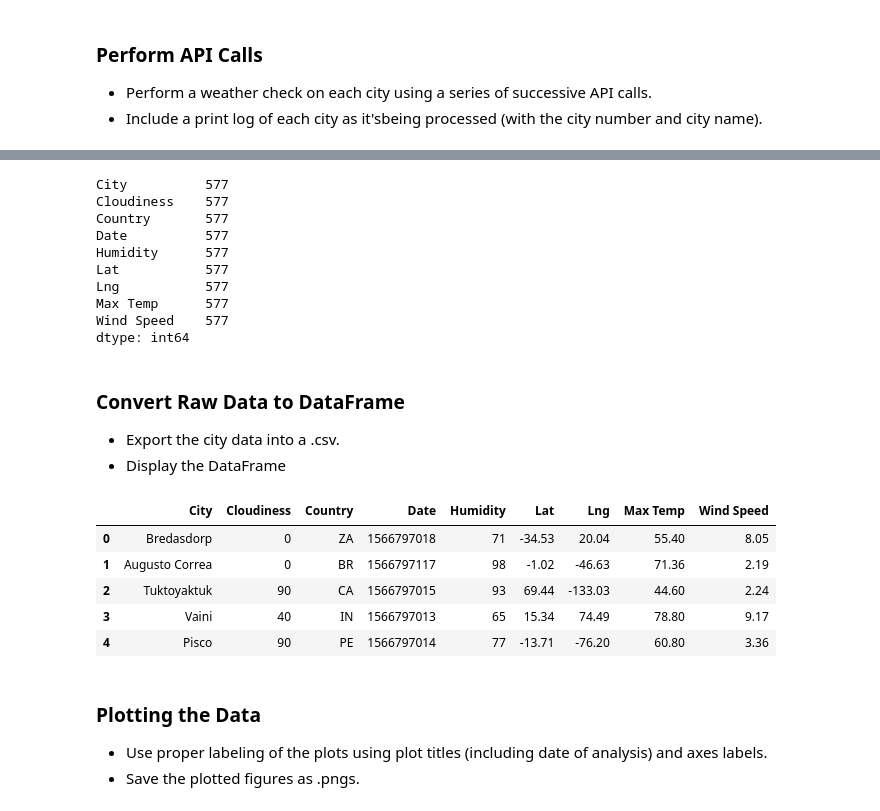
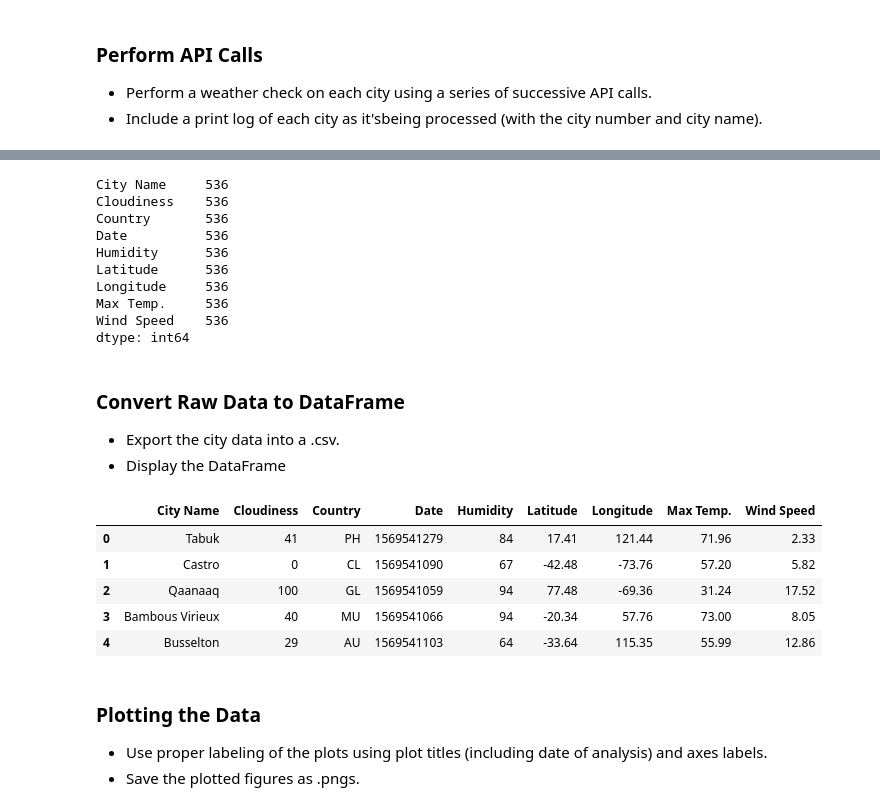
Before and after one commit to sincekara/06-Python-APIs-Analysis, a Jupyter notebook: Instructions/starter_code/WeatherPy_NEW.ipynb, the cells around one changed output, grey strips where cells are left out. Drawn from its saved outputs; the diff is of its cells as text; code cells hidden in the pictures.

```diff
--- a/Instructions/starter_code/WeatherPy_NEW.ipynb
+++ b/Instructions/starter_code/WeatherPy_NEW.ipynb
@@ -122,32 +127,32 @@ Processing Record 577      | Gushikawa
 # %%
 #creating a dictionary a dictonary with the lists generated
 weather_conditions = {
-    "City": city_name,
+    "City Name": city_name,
     "Cloudiness":cloudiness,
     "Country":country,
     "Date":date,
     "Humidity": humidity,
-    "Lat":lat,
-    "Lng":lng,
-    "Max Temp": max_temp,
+    "Latitude":lat,
+    "Longitude":lng,
+    "Max Temp.": max_temp,
     "Wind Speed":wind_speed
 }
 
 # establishing a dataframe including the above elements
-weathers = pd.DataFrame(weather_conditions)
+weather_elements = pd.DataFrame(weather_conditions)
 
 # displaying the dataframe
-weathers.count()
+weather_elements.count()
 # %% [output]
-City          577
-Cloudiness    577
-Country       577
-Date          577
-Humidity      577
-Lat           577
-Lng           577
-Max Temp      577
-Wind Speed    577
+City Name     536
+Cloudiness    536
+Country       536
+Date          536
+Humidity      536
+Latitude      536
+Longitude     536
+Max Temp.     536
+Wind Speed    536
 dtype: int64
 # %% [markdown]
 ### Convert Raw Data to DataFrame
@@ -155,17 +160,17 @@ dtype: int64
 * Display the DataFrame
 # %%
 #saving data to a CSV file
-weathers.to_csv("output_data/cities.csv")
+weather_elements.to_csv("output_data/cities.csv")
 
 # displaying data frame
-weathers.head()
+weather_elements.head()
 # %% [output]
-|  | City | Cloudiness | Country | Date | Humidity | Lat | Lng | Max Temp | Wind Speed |
-| 0 | Bredasdorp | 0 | ZA | 1566797018 | 71 | -34.53 | 20.04 | 55.40 | 8.05 |
-| 1 | Augusto Correa | 0 | BR | 1566797117 | 98 | -1.02 | -46.63 | 71.36 | 2.19 |
-| 2 | Tuktoyaktuk | 90 | CA | 1566797015 | 93 | 69.44 | -133.03 | 44.60 | 2.24 |
-| 3 | Vaini | 40 | IN | 1566797013 | 65 | 15.34 | 74.49 | 78.80 | 9.17 |
-| 4 | Pisco | 90 | PE | 1566797014 | 77 | -13.71 | -76.20 | 60.80 | 3.36 |
+|  | City Name | Cloudiness | Country | Date | Humidity | Latitude | Longitude | Max Temp. | Wind Speed |
+| 0 | Tabuk | 41 | PH | 1569541279 | 84 | 17.41 | 121.44 | 71.96 | 2.33 |
+| 1 | Castro | 0 | CL | 1569541090 | 67 | -42.48 | -73.76 | 57.20 | 5.82 |
+| 2 | Qaanaaq | 100 | GL | 1569541059 | 94 | 77.48 | -69.36 | 31.24 | 17.52 |
+| 3 | Bambous Virieux | 40 | MU | 1569541066 | 94 | -20.34 | 57.76 | 73.00 | 8.05 |
+| 4 | Busselton | 29 | AU | 1569541103 | 64 | -33.64 | 115.35 | 55.99 | 12.86 |
 # %% [markdown]
 ### Plotting the Data
 * Use proper labeling of the plots using plot titles (including date of analysis) and axes labels.
```
Also changed, not shown: parts of 7 cells of this notebook, 6 other files.
